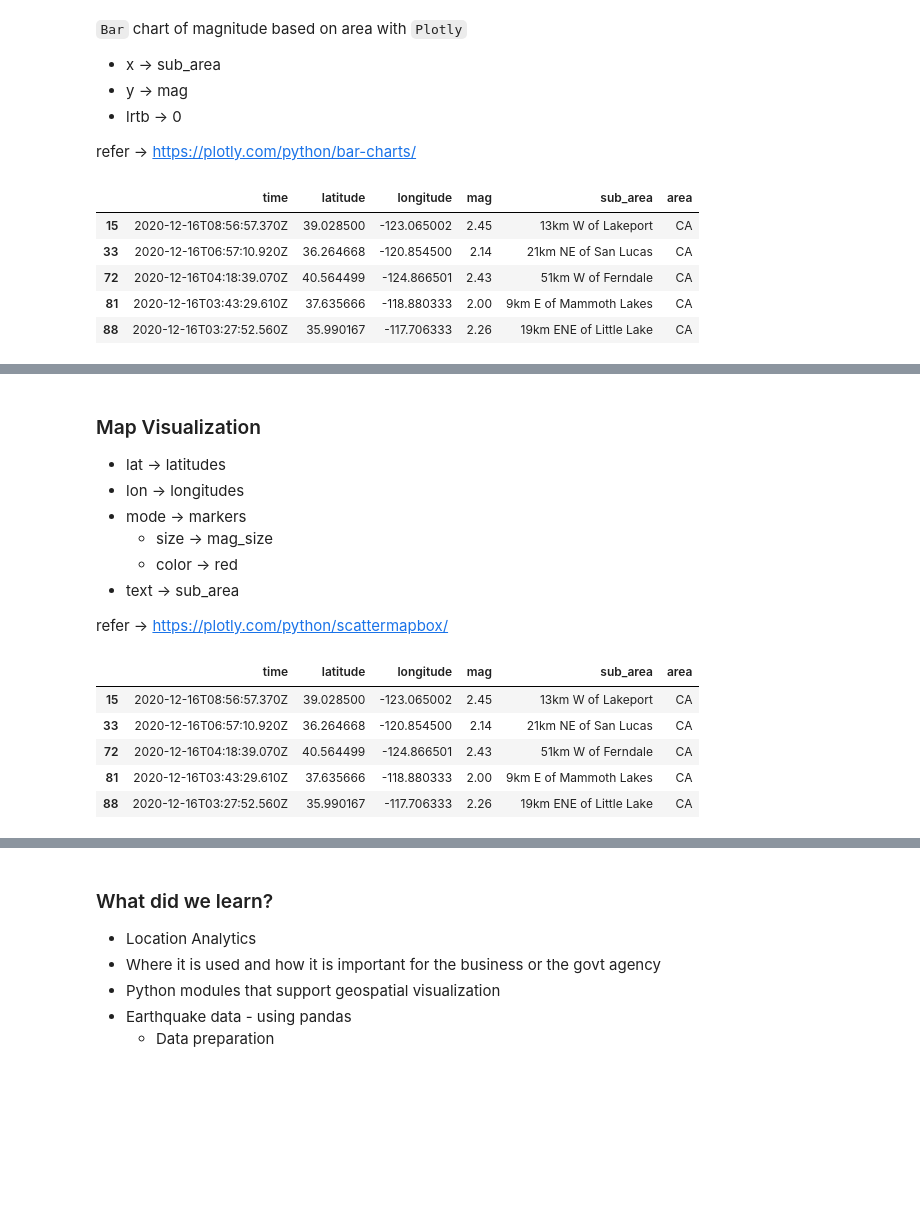
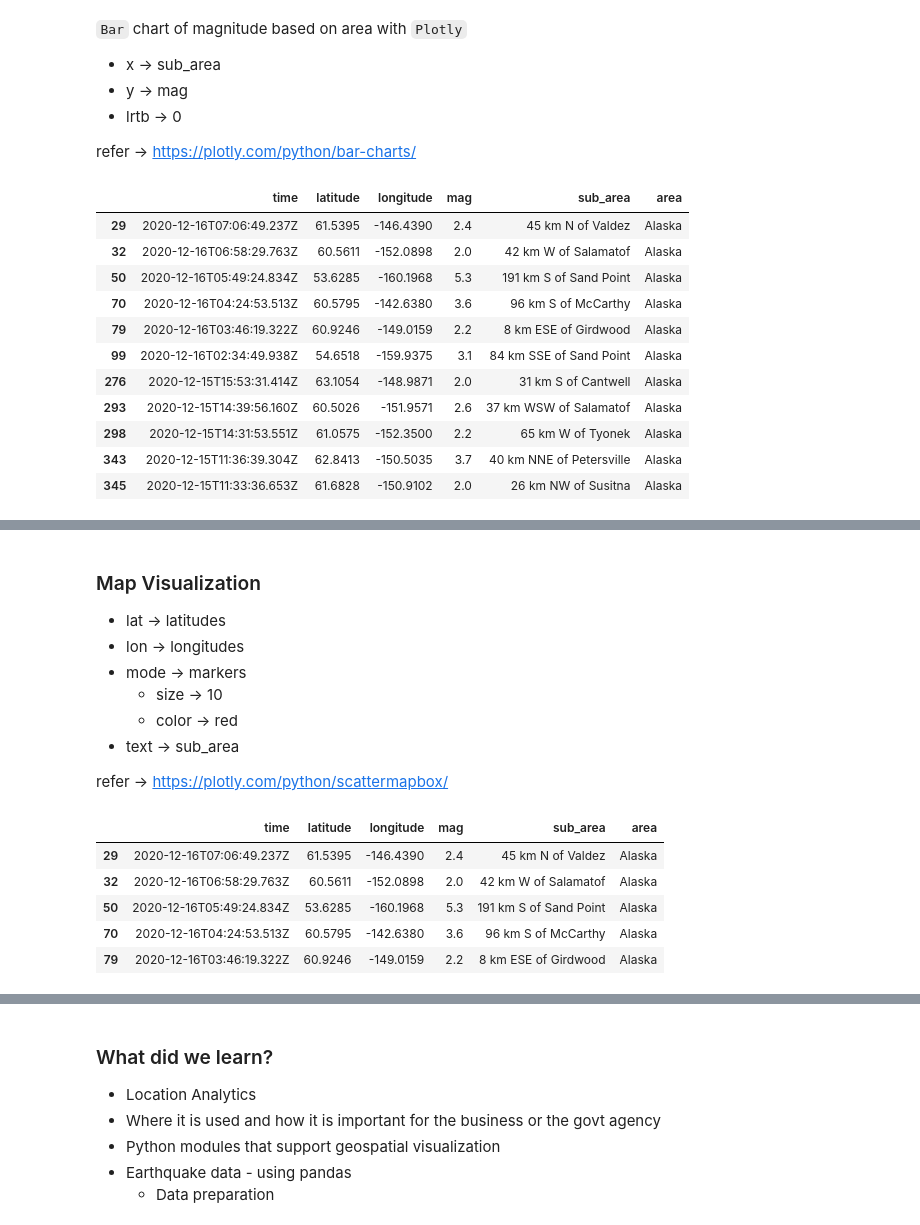
Before and after one commit to msameeruddin/Data-Analysis-Python, a Jupyter notebook: 5_DA_Map_Visualization/location_analytics.ipynb, the cells around one changed output, grey strips where cells are left out. Saved outputs shown, nothing was run; the diff lists cells and outputs as text; code cells hidden in the pictures; blank space fills up the shorter version.

```diff
--- a/5_DA_Map_Visualization/location_analytics.ipynb
+++ b/5_DA_Map_Visualization/location_analytics.ipynb
@@ -301,17 +345,23 @@ fig.show()
 
 refer → https://plotly.com/python/bar-charts/
 # %%
-region = 'CA'
+region = 'Alaska'
 # rdf from prep_df
 rdf = prep_df[prep_df['area'] == region]
 # %%
 # head()
-rdf.head()
+rdf
 # %% [output]
 |  | time | latitude | longitude | mag | sub_area | area |
-| 15 | 2020-12-16T08:56:57.370Z | 39.028500 | -123.065002 | 2.45 | 13km W of Lakeport | CA |
-| 33 | 2020-12-16T06:57:10.920Z | 36.264668 | -120.854500 | 2.14 | 21km NE of San Lucas | CA |
-| 72 | 2020-12-16T04:18:39.070Z | 40.564499 | -124.866501 | 2.43 | 51km W of Ferndale | CA |
-| 81 | 2020-12-16T03:43:29.610Z | 37.635666 | -118.880333 | 2.00 | 9km E of Mammoth Lakes | CA |
-| 88 | 2020-12-16T03:27:52.560Z | 35.990167 | -117.706333 | 2.26 | 19km ENE of Little Lake | CA |
+| 29 | 2020-12-16T07:06:49.237Z | 61.5395 | -146.4390 | 2.4 | 45 km N of Valdez | Alaska |
+| 32 | 2020-12-16T06:58:29.763Z | 60.5611 | -152.0898 | 2.0 | 42 km W of Salamatof | Alaska |
+| 50 | 2020-12-16T05:49:24.834Z | 53.6285 | -160.1968 | 5.3 | 191 km S of Sand Point | Alaska |
+| 70 | 2020-12-16T04:24:53.513Z | 60.5795 | -142.6380 | 3.6 | 96 km S of McCarthy | Alaska |
+| 79 | 2020-12-16T03:46:19.322Z | 60.9246 | -149.0159 | 2.2 | 8 km ESE of Girdwood | Alaska |
+| 99 | 2020-12-16T02:34:49.938Z | 54.6518 | -159.9375 | 3.1 | 84 km SSE of Sand Point | Alaska |
+| 276 | 2020-12-15T15:53:31.414Z | 63.1054 | -148.9871 | 2.0 | 31 km S of Cantwell | Alaska |
+| 293 | 2020-12-15T14:39:56.160Z | 60.5026 | -151.9571 | 2.6 | 37 km WSW of Salamatof | Alaska |
+| 298 | 2020-12-15T14:31:53.551Z | 61.0575 | -152.3500 | 2.2 | 65 km W of Tyonek | Alaska |
+| 343 | 2020-12-15T11:36:39.304Z | 62.8413 | -150.5035 | 3.7 | 40 km NNE of Petersville | Alaska |
+| 345 | 2020-12-15T11:33:36.653Z | 61.6828 | -150.9102 | 2.0 | 26 km NW of Susitna | Alaska |
 # %%
@@ -336,23 +387,23 @@ fig.show()
 * lat → latitudes
 * lon → longitudes
 * mode → markers
-    - size → mag_size
+    - size → 10
     - color → red
 * text → sub_area
 
 refer → https://plotly.com/python/scattermapbox/
 # %%
-region = 'CA'
+region = 'Alaska'
 
 rdf = prep_df[prep_df['area'] == region]
 rdf.head()
 # %% [output]
 |  | time | latitude | longitude | mag | sub_area | area |
-| 15 | 2020-12-16T08:56:57.370Z | 39.028500 | -123.065002 | 2.45 | 13km W of Lakeport | CA |
-| 33 | 2020-12-16T06:57:10.920Z | 36.264668 | -120.854500 | 2.14 | 21km NE of San Lucas | CA |
-| 72 | 2020-12-16T04:18:39.070Z | 40.564499 | -124.866501 | 2.43 | 51km W of Ferndale | CA |
-| 81 | 2020-12-16T03:43:29.610Z | 37.635666 | -118.880333 | 2.00 | 9km E of Mammoth Lakes | CA |
-| 88 | 2020-12-16T03:27:52.560Z | 35.990167 | -117.706333 | 2.26 | 19km ENE of Little Lake | CA |
+| 29 | 2020-12-16T07:06:49.237Z | 61.5395 | -146.4390 | 2.4 | 45 km N of Valdez | Alaska |
+| 32 | 2020-12-16T06:58:29.763Z | 60.5611 | -152.0898 | 2.0 | 42 km W of Salamatof | Alaska |
+| 50 | 2020-12-16T05:49:24.834Z | 53.6285 | -160.1968 | 5.3 | 191 km S of Sand Point | Alaska |
+| 70 | 2020-12-16T04:24:53.513Z | 60.5795 | -142.6380 | 3.6 | 96 km S of McCarthy | Alaska |
+| 79 | 2020-12-16T03:46:19.322Z | 60.9246 | -149.0159 | 2.2 | 8 km ESE of Girdwood | Alaska |
 # %%
 region_lats = rdf['latitude'].to_list()
 region_lons = rdf['longitude'].to_list()
```
Also changed, not shown: parts of 24 cells of this notebook, 15 other files.
